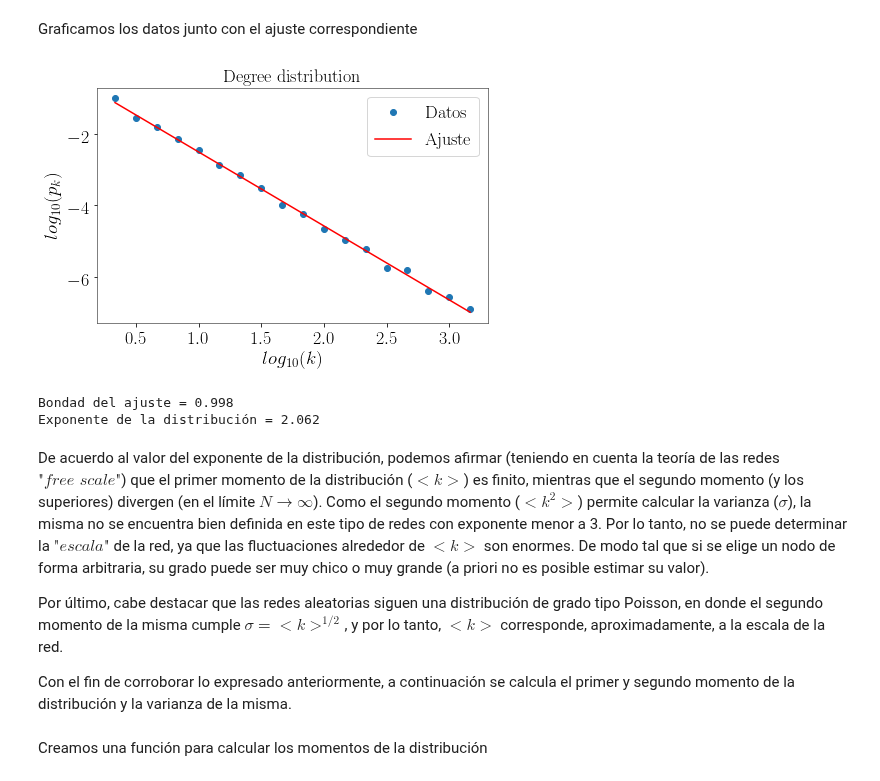
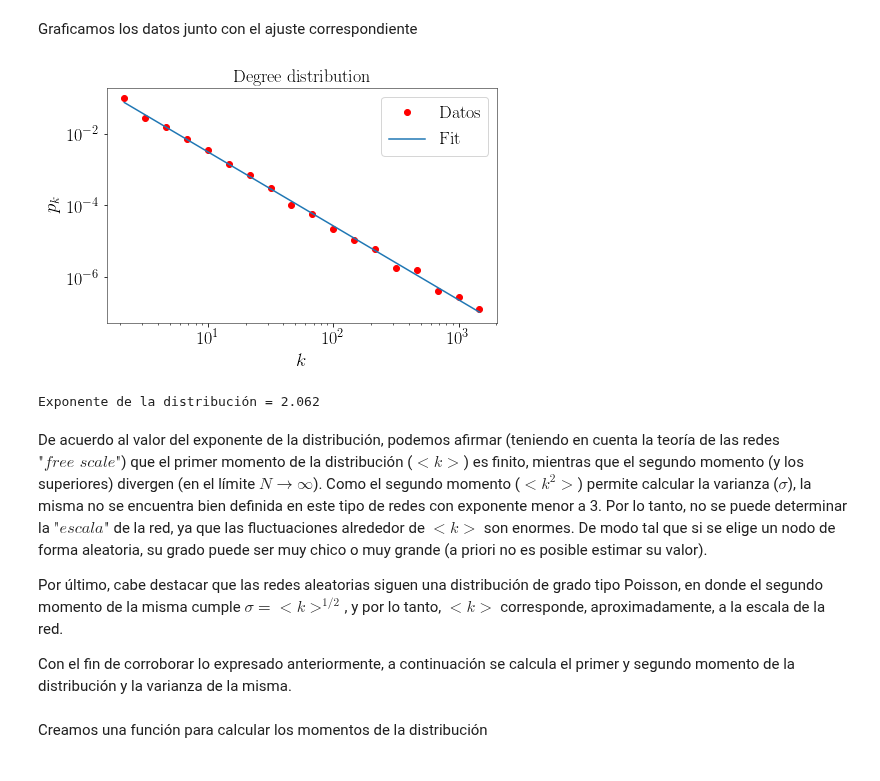
Before and after one commit to ignaciosticco/sistemas-complejos, a Jupyter notebook: tp1/ej3/ej3.ipynb, the cells around one changed output. Cells and saved outputs as stored; diff of their text form; code cells hidden in the pictures.

```diff
--- a/tp1/ej3/ej3.ipynb
+++ b/tp1/ej3/ej3.ipynb
@@ -122,23 +117,39 @@ slope, intercept, r_value, p_value, std_err = stats.linregress(xlog, ylog)
 # %% [markdown]
 Graficamos los datos junto con el ajuste correspondiente
-# %%
-plt.plot(xlog, ylog, 'o', label='Datos')
-plt.plot(xlog, intercept + slope*xlog, 'r', label='Ajuste')
-pylab.xlabel('$log_{10}(k)$')
-pylab.ylabel('$log_{10}(p_k)$')
-plt.title('Degree distribution')
-plt.legend()
-plt.show()
-# %% [output]
-[figure, removed]
-# %%
-print "Bondad del ajuste =",round(r_value**2,3)
-print "Exponente de la distribución =",round(-slope,3)
-# %% [output]
-Bondad del ajuste = 0.998
-Exponente de la distribución = 2.062
+# %%
+powerlaw = lambda x, amp, index: amp * (x**index)
+
+kmin = 2
+xlog = np.log10(x[kmin:len(y)-4])
+ylog = np.log10(y[kmin:len(y)-4])
+
+
+fitfunc = lambda p, x: p[0] + p[1] * x
+errfunc = lambda p, x, y: (y - fitfunc(p, x))
+
+pinit = [1.0, -1.0]
+out = optimize.leastsq(errfunc, pinit,args=(xlog, ylog), full_output=1)
+
+pfinal = out[0]
+covar = out[1]
+index = pfinal[1]
+amp = 10.0**pfinal[0]
+
+plt.plot(x[kmin:len(y)-4], y[kmin:len(y)-4], 'ro', label='Datos')
+plt.plot(x[kmin:len(y)-4], powerlaw(x[kmin:len(y)-4], amp, index),label='Fit')     # Fit
+plt.gca().set_xscale("log")
+plt.gca().set_yscale("log")
+pylab.xlabel('$k$')
+pylab.ylabel('$p_k$')
+plt.title('Degree distribution')
+plt.legend()
+plt.show()
+print "Exponente de la distribución =",round(-index,3)
+# %% [output]
+[figure, added]
+Exponente de la distribución = 2.062
 # %% [markdown]
-De acuerdo al valor del exponente de la distribución, podemos afirmar (teniendo en cuenta la teoría de las redes $\textit{"free scale"}$) que el primer momento de la distribución ($<k>$) es finito, mientras que el segundo momento (y los superiores) divergen (en el límite $N\rightarrow\infty$). Como el segundo momento ($<k^2>$) permite calcular la varianza ($\sigma$), la misma no se encuentra bien definida en este tipo de redes con exponente menor a 3. Por lo tanto, no se puede determinar la $\textit{"escala"}$ de la red, ya que las fluctuaciones alrededor de $<k>$ son enormes. De modo tal que si se elige un nodo de forma arbitraria, su grado puede ser muy chico o muy grande (a priori no es posible estimar su valor).
+De acuerdo al valor del exponente de la distribución, podemos afirmar (teniendo en cuenta la teoría de las redes $\textit{"free scale"}$) que el primer momento de la distribución ($<k>$) es finito, mientras que el segundo momento (y los superiores) divergen (en el límite $N\rightarrow\infty$). Como el segundo momento ($<k^2>$) permite calcular la varianza ($\sigma$), la misma no se encuentra bien definida en este tipo de redes con exponente menor a 3. Por lo tanto, no se puede determinar la $\textit{"escala"}$ de la red, ya que las fluctuaciones alrededor de $<k>$ son enormes. De modo tal que si se elige un nodo de forma aleatoria, su grado puede ser muy chico o muy grande (a priori no es posible estimar su valor).
 
 Por último, cabe destacar que las redes aleatorias siguen una distribución de grado tipo Poisson, en donde el segundo momento de la misma cumple $\sigma=<k>^{1/2}$, y por lo tanto, $<k>$ corresponde, aproximadamente, a la escala de la red.
 
```
Also changed, not shown: parts of 8 cells of this notebook, 6 other files.
